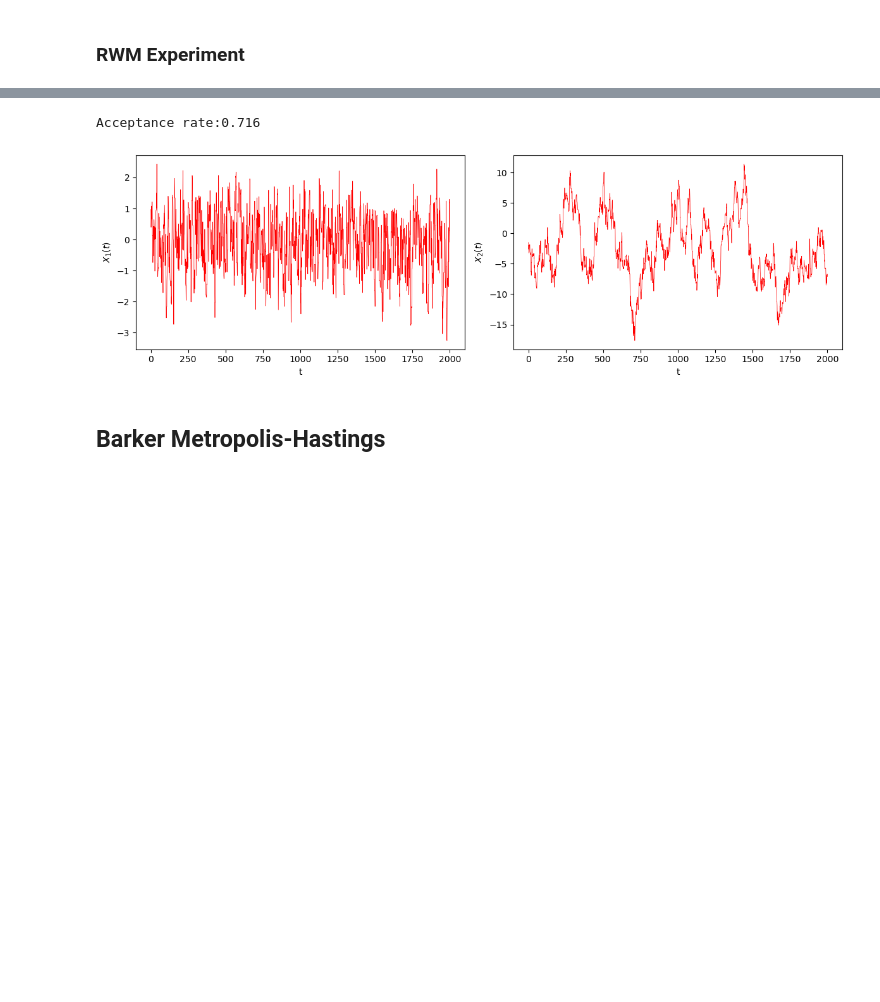
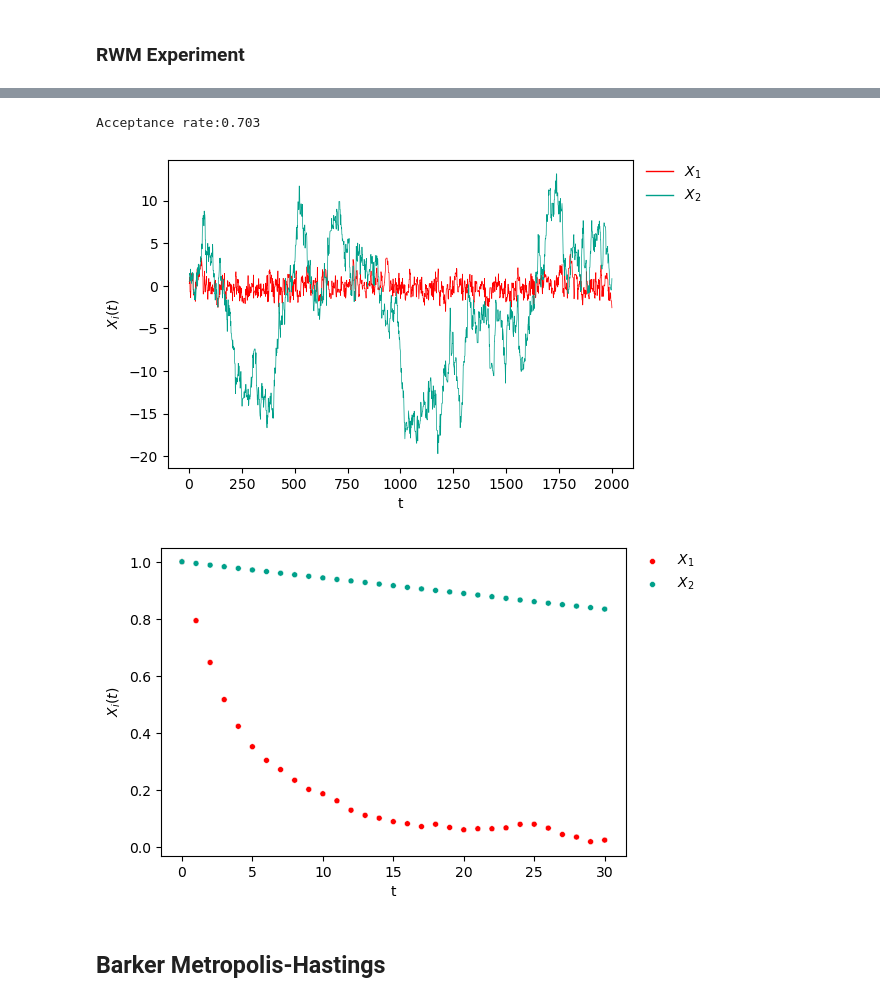
Before and after one commit to bartolomeou/FYP, a Jupyter notebook: barker_proposal_metropolis_hastings.ipynb, the cells around one changed output, grey strips where cells are left out. Saved outputs shown, nothing was run; the diff lists cells and outputs as text; code cells hidden in the pictures; blank space fills up the shorter version.

```diff
--- a/barker_proposal_metropolis_hastings.ipynb
+++ b/barker_proposal_metropolis_hastings.ipynb
@@ -14,7 +17,7 @@ sns.set_palette(sns.color_palette(wes.film_palette('Darjeeling Limited')))
 # %% [markdown]
 # Utility Functions
 # %%
-def traceplot(samples, w=6, h=4, overlay=True, n_col=2):
+def traceplot(samples, w=6, h=4, n_col=2, overlay=True):
     # samples: (#components, #iterations)
 
     n_component = samples.shape[0]
@@ -151,26 +268,30 @@ def random_walk(logpi, n_iter, x_init, step_size=1, **kwargs):
 # %%
 samples, accept_rate = random_walk(
     logpi=logpi_mvnormal,
     n_iter=2000,
     x_init=np.array([0, 0]),
     location=[0, 0],
     covariance=[[1, 0.8], [0.8, 50]]
  )
 
 print(f'Acceptance rate:{accept_rate}')
 
-traceplot(samples, overlay=False)
+traceplot(samples)
+acfplot(samples)
 
 # quantiles = pd.DataFrame(columns=['0.25', '0.5', '0.75'])
 # quantiles.loc['actual'] = cauchy.ppf([0.25, 0.5, 0.75], loc=0, scale=1)
 
 # for i in range(0, samples.shape[0]):
 #     quantiles.loc[f'X{i+1}'] = np.quantile(samples[i, :], [0.25, 0.5, 0.75])
 
 # quantiles
+
+# 22
 # %% [output]
-Acceptance rate:0.716
+Acceptance rate:0.703
-[figure, old version]
+[figure, new version]
+[figure, added]
 # %% [markdown]
 ## Barker Metropolis-Hastings
 # %%
```
Also changed, not shown: parts of 11 cells of this notebook, 1 other file.
